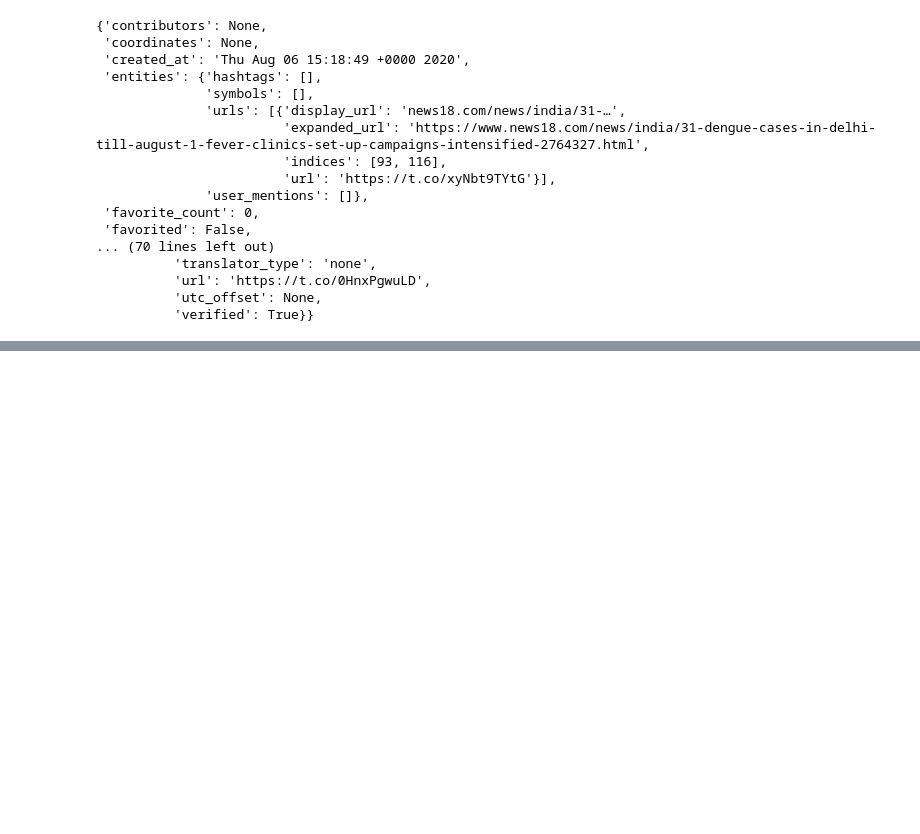
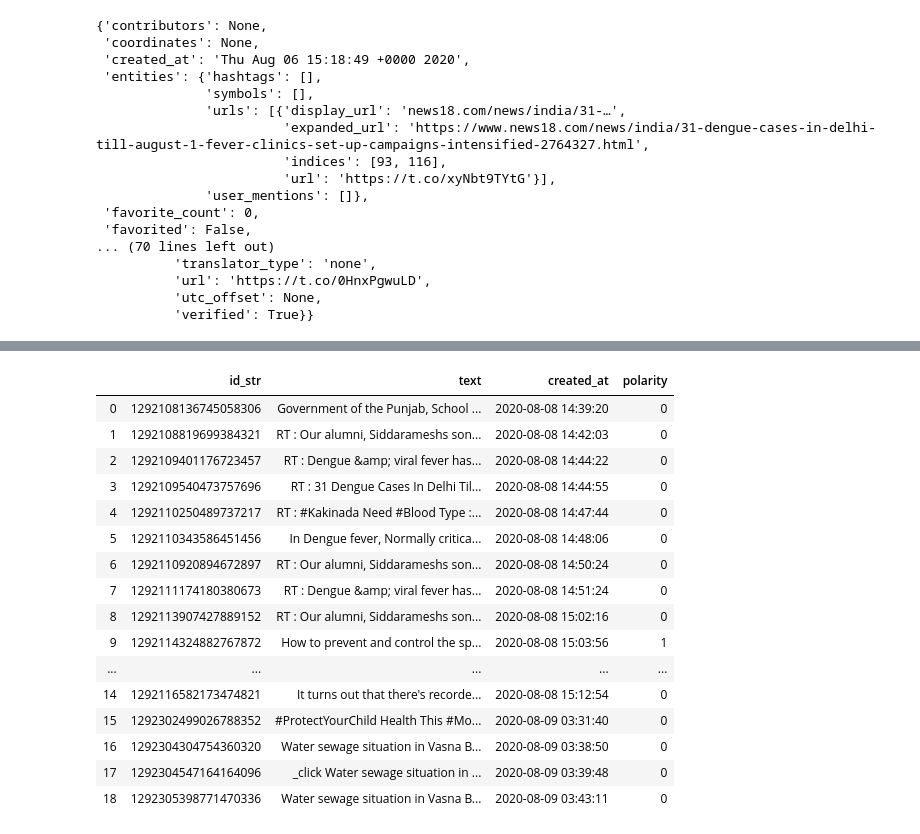
Before and after one commit to bensjx/covid-dashboard, a Jupyter notebook: EDA.ipynb, the cells around one changed output, grey strips where cells are left out. Cells and saved outputs as stored; diff of their text form; code cells hidden in the pictures; blank space fills up the shorter version.

```diff
--- a/EDA.ipynb
+++ b/EDA.ipynb
@@ -53,0 +252,42 @@ pprint.pprint(all_tweets[0]._json)
+# %%
+import mysql.connector
+db_connection = mysql.connector.connect(
+    host="localhost",
+    user="root",
+    passwd="password",
+    database="TwitterDB",
+    charset="utf8",
+)
+# %%
+import pandas as pd
+# Load data from MySQL
+timenow = (
+    datetime.datetime.now()
+    - datetime.timedelta(hours=0, minutes=60)
+).strftime("%Y-%m-%d %H:%M:%S")
+
+query = "SELECT id_str, text, created_at, polarity FROM {} WHERE created_at <= '{}' ".format(
+    "dengue", timenow
+)
+
+df = pd.read_sql(query, con=db_connection)
+# %%
+df
+# %% [output]
+|  | id_str | text | created_at | polarity |
+| 0 | 1292108136745058306 | Government of the Punjab, School ... | 2020-08-08 14:39:20 | 0 |
+| 1 | 1292108819699384321 | RT : Our alumni, Siddarameshs son... | 2020-08-08 14:42:03 | 0 |
+| 2 | 1292109401176723457 | RT : Dengue &amp; viral fever has... | 2020-08-08 14:44:22 | 0 |
+| 3 | 1292109540473757696 | RT : 31 Dengue Cases In Delhi Til... | 2020-08-08 14:44:55 | 0 |
+| 4 | 1292110250489737217 | RT : #Kakinada Need #Blood Type :... | 2020-08-08 14:47:44 | 0 |
+| 5 | 1292110343586451456 | In Dengue fever, Normally critica... | 2020-08-08 14:48:06 | 0 |
+| 6 | 1292110920894672897 | RT : Our alumni, Siddarameshs son... | 2020-08-08 14:50:24 | 0 |
+| 7 | 1292111174180380673 | RT : Dengue &amp; viral fever has... | 2020-08-08 14:51:24 | 0 |
+| 8 | 1292113907427889152 | RT : Our alumni, Siddarameshs son... | 2020-08-08 15:02:16 | 0 |
+| 9 | 1292114324882767872 | How to prevent and control the sp... | 2020-08-08 15:03:56 | 1 |
+| ... | ... | ... | ... | ... |
+| 14 | 1292116582173474821 | It turns out that there's recorde... | 2020-08-08 15:12:54 | 0 |
+| 15 | 1292302499026788352 | #ProtectYourChild Health This #Mo... | 2020-08-09 03:31:40 | 0 |
+| 16 | 1292304304754360320 | Water sewage situation in Vasna B... | 2020-08-09 03:38:50 | 0 |
+| 17 | 1292304547164164096 | _click Water sewage situation in ... | 2020-08-09 03:39:48 | 0 |
+| 18 | 1292305398771470336 | Water sewage situation in Vasna B... | 2020-08-09 03:43:11 | 0 |
```
Also changed, not shown: parts of 30 cells of this notebook, 10 other files.
